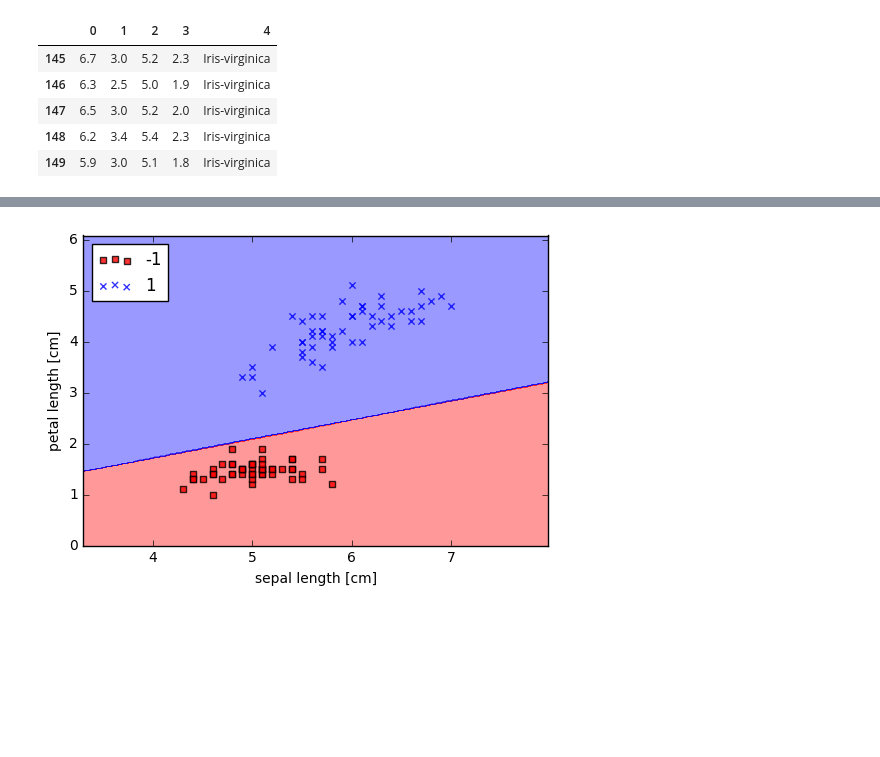
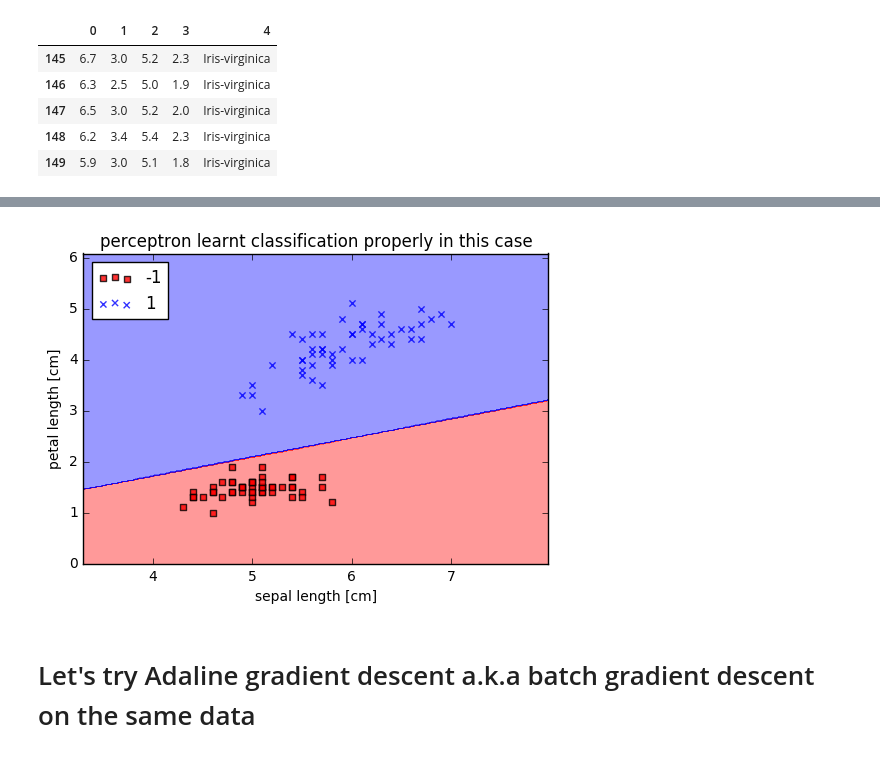
Before and after one commit to spoddutur/ml-notes, a Jupyter notebook: ch2.ipynb, the cells around one changed output, grey strips where cells are left out. Saved outputs shown, nothing was run; the diff lists cells and outputs as text; code cells hidden in the pictures; blank space fills up the shorter version.

```diff
--- a/ch2.ipynb
+++ b/ch2.ipynb
@@ -66,16 +71,19 @@ plt.show()
 # %%
 ###########################################################################################
 # PLOT DECISION REGION
 ###########################################################################################
 
 %run 'plot_decision_regions.ipynb'
 plot_decision_regions(X, y, classifier=ppn)
+plt.title('perceptron learnt classification properly in this case')
 plt.xlabel('sepal length [cm]')
 plt.ylabel('petal length [cm]')
 plt.legend(loc='upper left')
 plt.show()
 # %% [output]
-[figure, old version]
+[figure, new version]
+# %% [markdown]
+# Let's try Adaline gradient descent a.k.a batch gradient descent on the same data
 # %%
 ###########################################################################################
 # ADALINE GD: Batch gradient descent. It doesnt converge at 0.01 learning rate.
```
Also changed, not shown: parts of 8 cells of this notebook.
